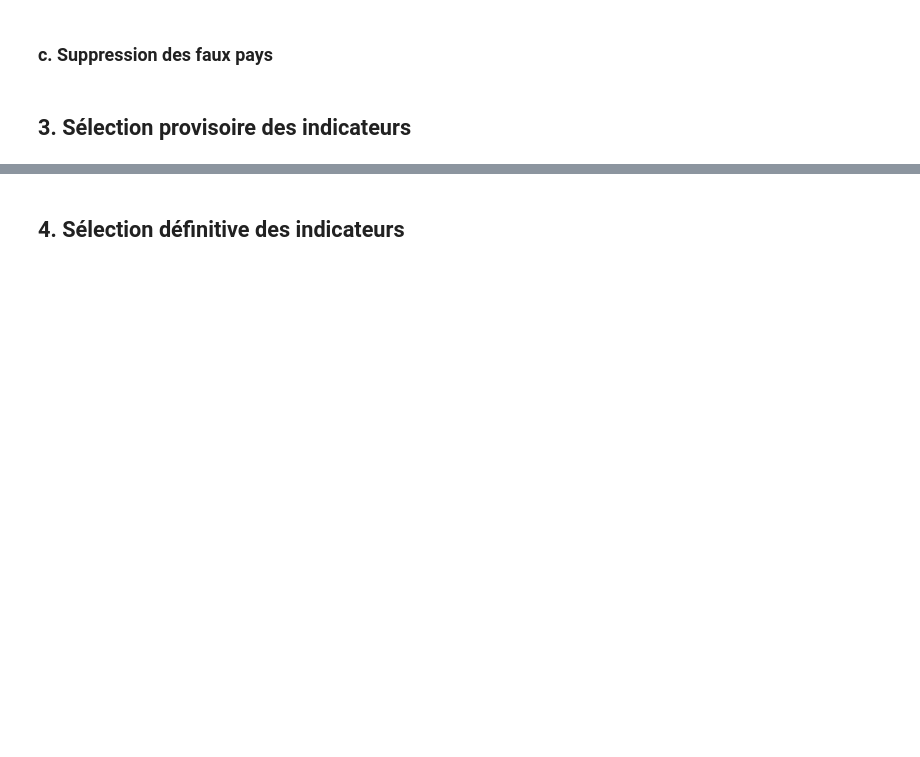
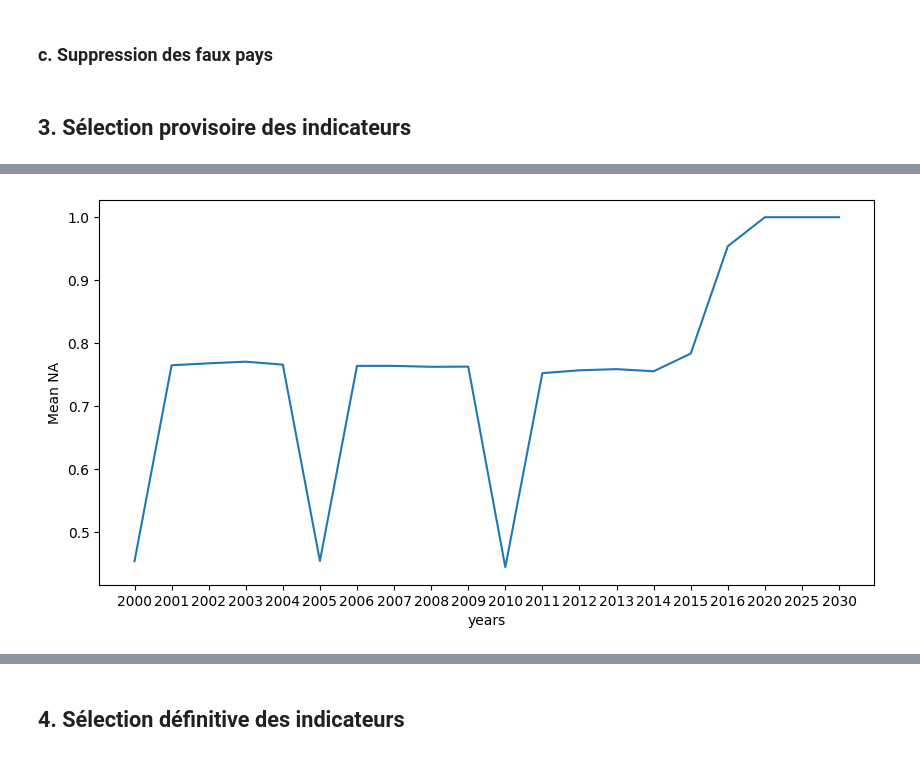
Before and after one commit to NassimNaoui/analyse_systemes_educatifs, a Jupyter notebook: notebooks/Analysez des données de systèmes éducatifs.ipynb, the cells around one changed output, grey strips where cells are left out. Cells and saved outputs as stored; diff of their text form; code cells hidden in the pictures; blank space fills up the shorter version.

```diff
--- a/notebooks/Analysez des données de systèmes éducatifs.ipynb
+++ b/notebooks/Analysez des données de systèmes éducatifs.ipynb
@@ -341,0 +252,28 @@ kpis_na_rate
+# %%
+topic_list = []
+for theme in dic_kpis:
+    for topic in dic_kpis[theme]:
+        topic_list.append(topic)
+# %%
+dic['df_data'] = pd.merge(dic['df_data'],dic['df_stats_series'].loc[:,['Topic', 'Indicator Name']], how='left', on='Indicator Name')
+dic['df_data'] = dic['df_data'][dic['df_data']['Topic'].isin(topic_list)]
+# %%
+years = ['2000', '2001', '2002', '2003', '2004', '2005',
+       '2006', '2007', '2008', '2009', '2010', '2011', '2012', '2013', '2014',
+       '2015', '2016', '2020', '2025', '2030']
+
+str_col = ['Country Name', 'Country Code', 'Topic','Indicator Name', 'Indicator Code']
+
+dic['df_data'] = dic['df_data'].loc[:,str_col + years]
+# %%
+x = np.array(years)
+y = np.array(dic['df_data'][years].isna().mean().values)
+plt.figure(figsize=(10, 5))
+plt.plot(x, y)
+
+plt.xlabel("years")
+plt.ylabel("Mean NA")
+
+plt.show()
+# %% [output]
+[figure, added]
```
Also changed, not shown: parts of 22 cells of this notebook.
